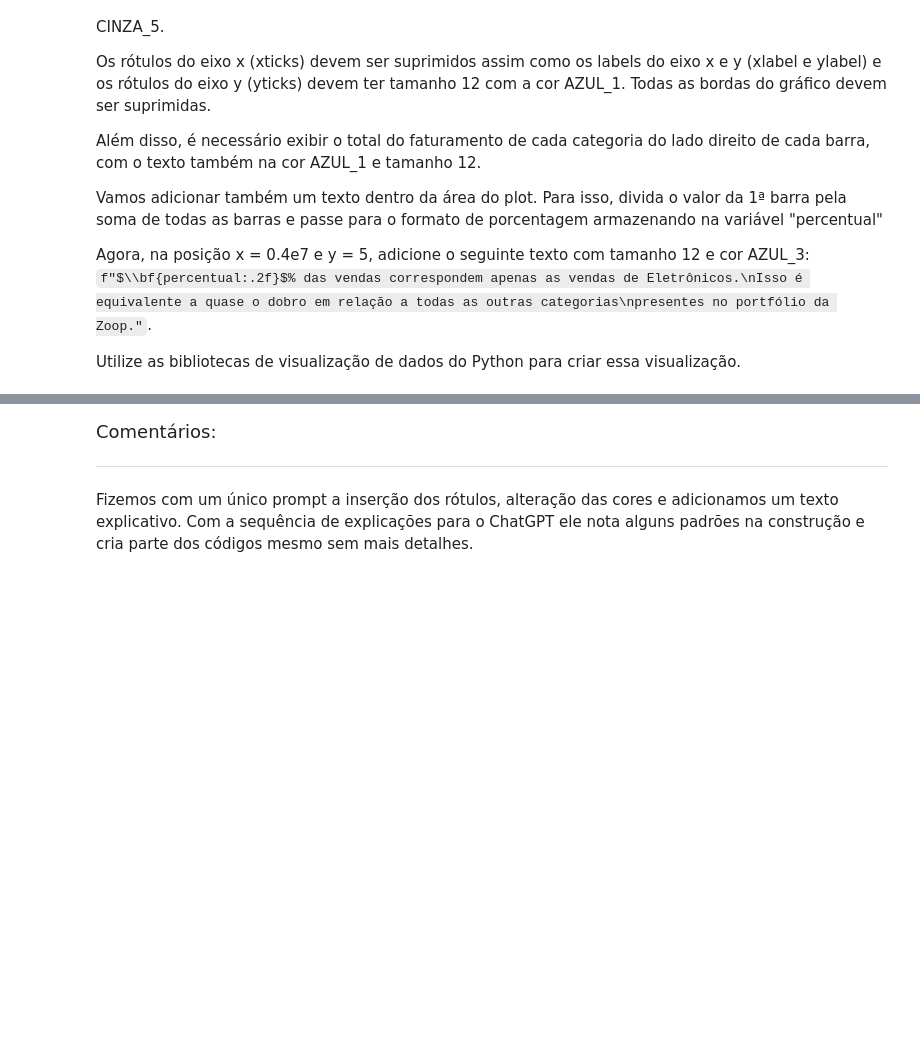
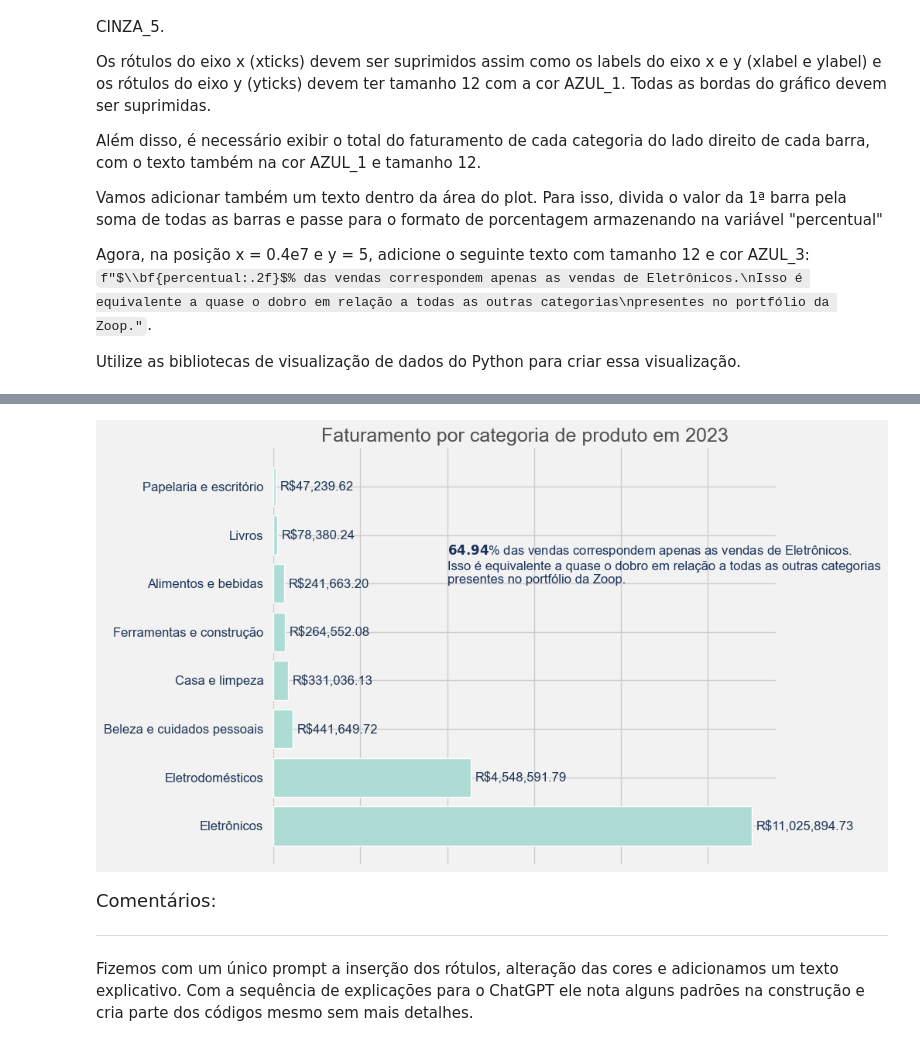
Before and after one commit to TheGabrielVieira/ia-datascience-dataviz, a Jupyter notebook: notebooks/Projeto_IA_aplicada_a_Data_Science.ipynb, the cells around one changed output, grey strips where cells are left out. Cells and saved outputs as stored; diff of their text form; code cells hidden in the pictures; blank space fills up the shorter version.

```diff
--- a/notebooks/Projeto_IA_aplicada_a_Data_Science.ipynb
+++ b/notebooks/Projeto_IA_aplicada_a_Data_Science.ipynb
@@ -1397,0 +1453,3 @@ Utilize as bibliotecas de visualização de dados do Python para criar essa visu
+# %%
+faturamento_por_categoria()
+# %% [output]
@@ -1398,3 +1457,4 @@ Utilize as bibliotecas de visualização de dados do Python para criar essa visu
+[figure, added]
 # %% [markdown]
 <font color="7b71ff" size=4> Comentários: </font>
 
```
Also changed, not shown: parts of 16 cells of this notebook, 7 other files.
